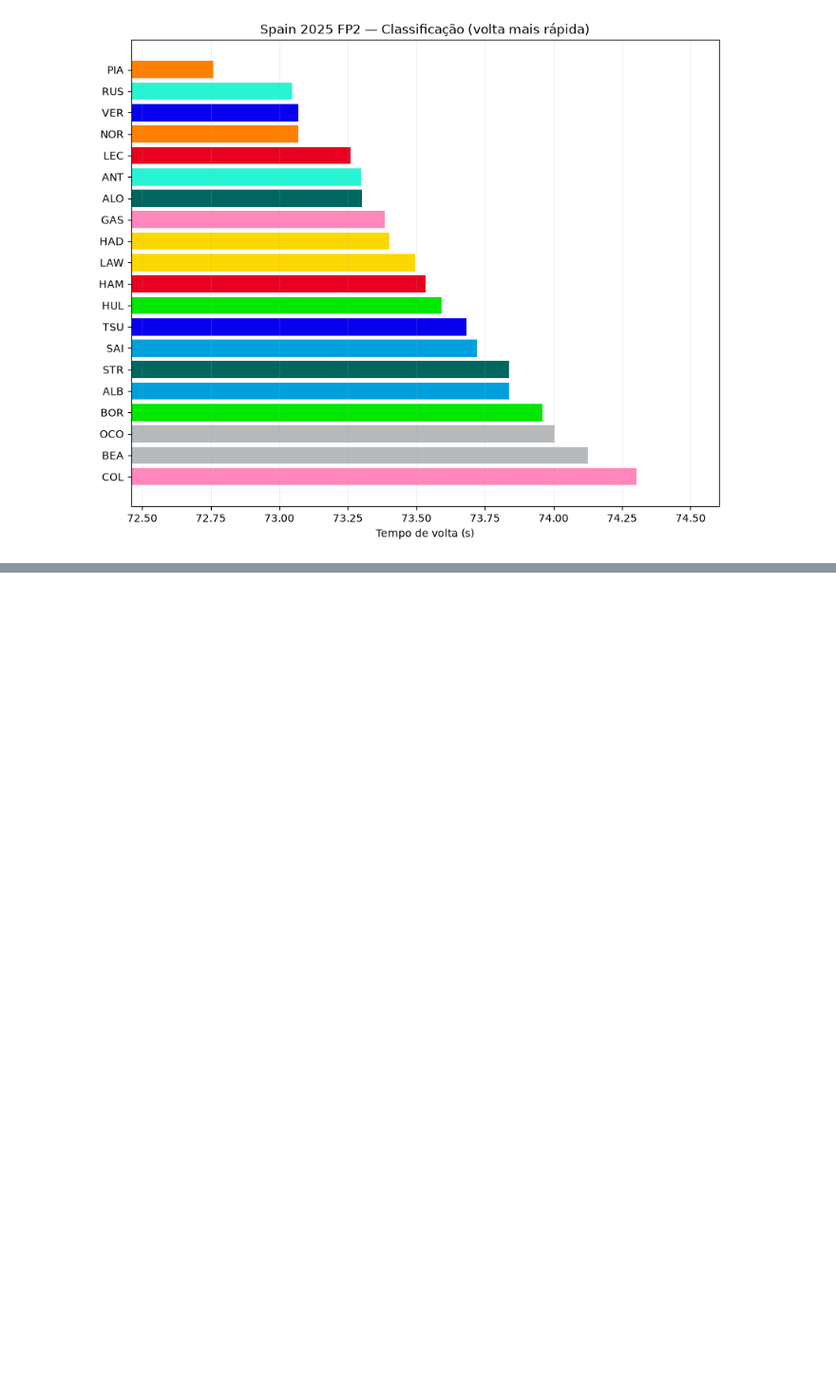
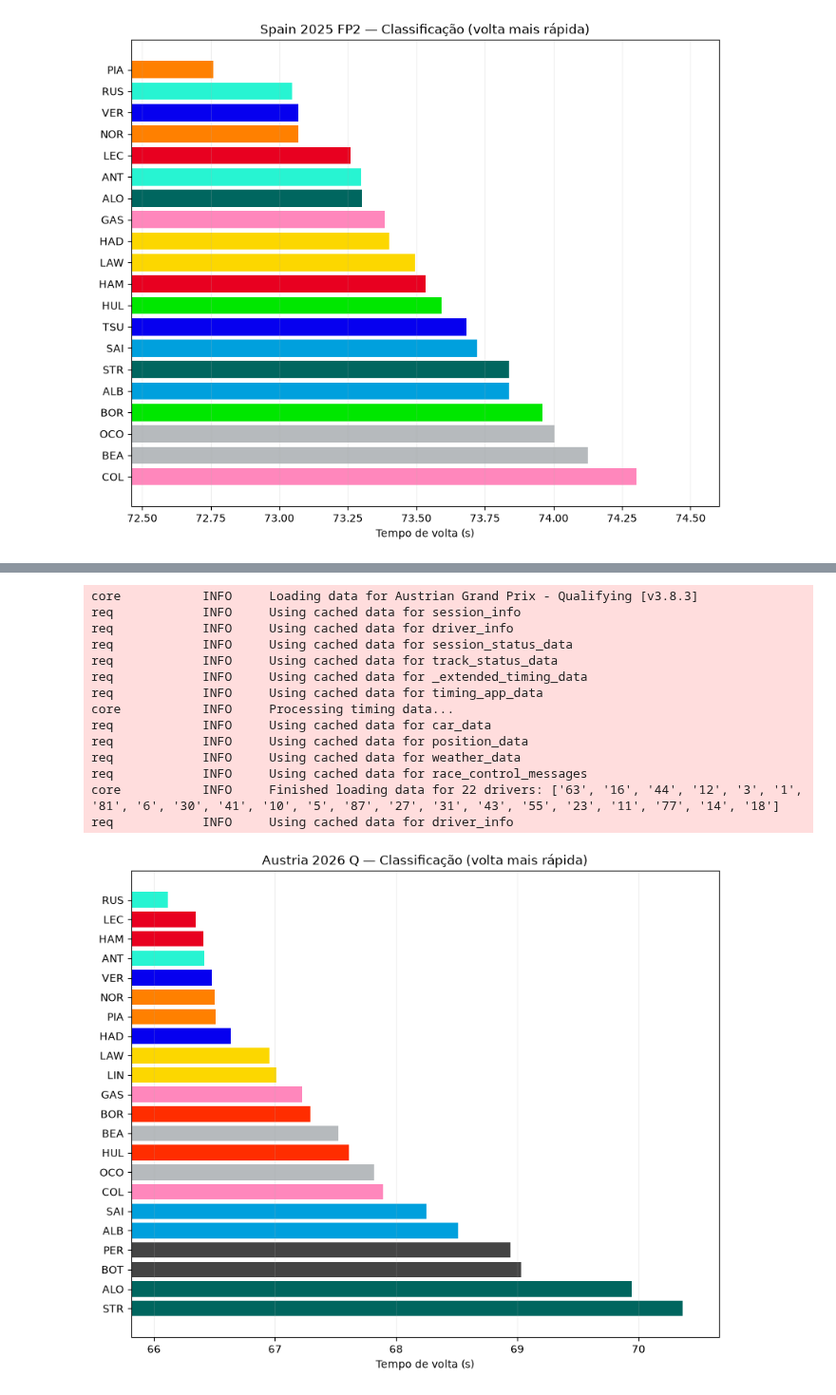
Before and after one commit to Mazzoni-mat-ap/telemetria-f1, a Jupyter notebook: MODULO1.ipynb, the cells around one changed output, grey strips where cells are left out. Shown at 95% size. Drawn from its saved outputs; the diff is of its cells as text; code cells hidden in the pictures; blank space fills up the shorter version.

```diff
--- a/MODULO1.ipynb
+++ b/MODULO1.ipynb
@@ -540,18 +540,3 @@ Name: LapTime, dtype: timedelta64[ns]
 # %% [markdown]
 # Um adendo legal
  Notamos aqui como, de fato, poucos segundos fazem diferença na F1 atualmente. Uma disputa insana, por milésimos...
-# %%
-cores_equipe = fastf1.plotting.get_driver_color_mapping(session=session_q)
-
-plt.figure(figsize=(10, 8))
-cores_barras = [cores_equipe.get(piloto, 'gray') for piloto in voltas_segundos.index]
-plt.barh(voltas_segundos.index, voltas_segundos.values, color=cores_barras)
-plt.gca().invert_yaxis()
-
-margem = 0.3
-plt.xlim(voltas_segundos.min() - margem, voltas_segundos.max() + margem)
-
-plt.xlabel('Tempo de volta (s)')
-plt.title('GP Espanha 2025 — Classificação (volta mais rápida)')
-plt.grid(alpha=0.2, axis='x')
-plt.show()
@@ -612,0 +617,18 @@ req            INFO     Using cached data for driver_info
+# %%
+ranking_austria = ranking_sessao(2026, 'Austria', 'Q')
+# %% [output]
+core           INFO     Loading data for Austrian Grand Prix - Qualifying [v3.8.3]
+req            INFO     Using cached data for session_info
+req            INFO     Using cached data for driver_info
+req            INFO     Using cached data for session_status_data
+req            INFO     Using cached data for track_status_data
+req            INFO     Using cached data for _extended_timing_data
+req            INFO     Using cached data for timing_app_data
+core           INFO     Processing timing data...
+req            INFO     Using cached data for car_data
+req            INFO     Using cached data for position_data
+req            INFO     Using cached data for weather_data
+req            INFO     Using cached data for race_control_messages
+core           INFO     Finished loading data for 22 drivers: ['63', '16', '44', '12', '3', '1', '81', '6', '30', '41', '10', '5', '87', '27', '31', '43', '55', '23', '11', '77', '14', '18']
+req            INFO     Using cached data for driver_info
+[figure, added]
```
Also changed, not shown: parts of 3 cells of this notebook.
